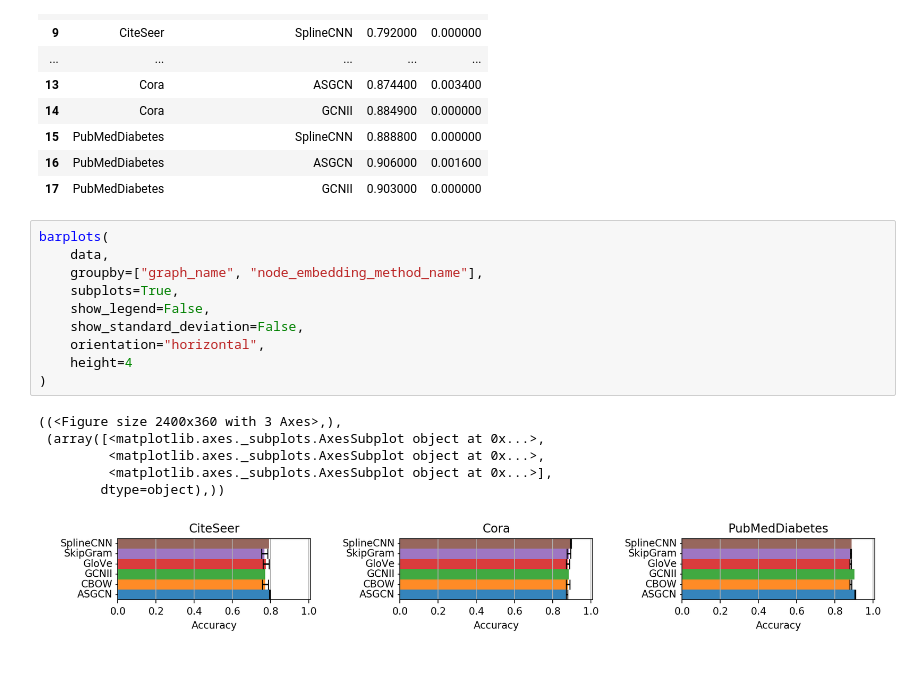
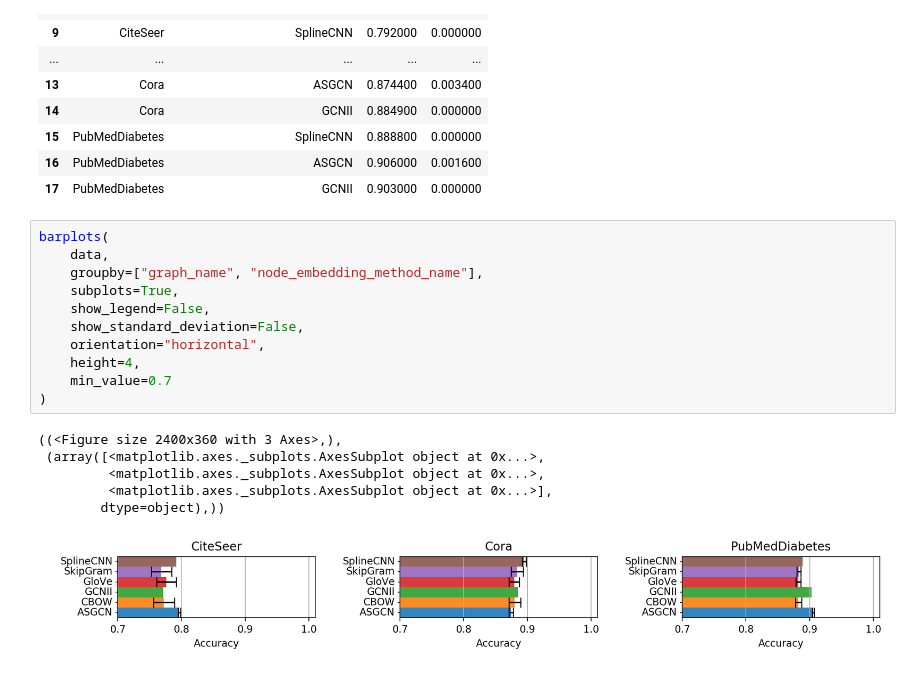
Before and after one commit to LucaCappelletti94/embiggen_experiments, a Jupyter notebook: node_label_predictions/Untitled.ipynb, the cells around one changed output. Cells and saved outputs as stored; diff of their text form.

```diff
--- a/node_label_predictions/Untitled.ipynb
+++ b/node_label_predictions/Untitled.ipynb
@@ -83,17 +104,18 @@ data
 # %%
 barplots(
     data,
     groupby=["graph_name", "node_embedding_method_name"],
     subplots=True,
     show_legend=False,
     show_standard_deviation=False,
     orientation="horizontal",
-    height=4
+    height=4,
+    min_value=0.7
 )
 # %% [output]
 ((<Figure size 2400x360 with 3 Axes>,),
  (array([<matplotlib.axes._subplots.AxesSubplot object at 0x...>,
          <matplotlib.axes._subplots.AxesSubplot object at 0x...>,
          <matplotlib.axes._subplots.AxesSubplot object at 0x...>],
         dtype=object),))
-[figure, old version]
+[figure, new version]
```
Also changed, not shown: parts of 5 cells of this notebook, 4 other files.
